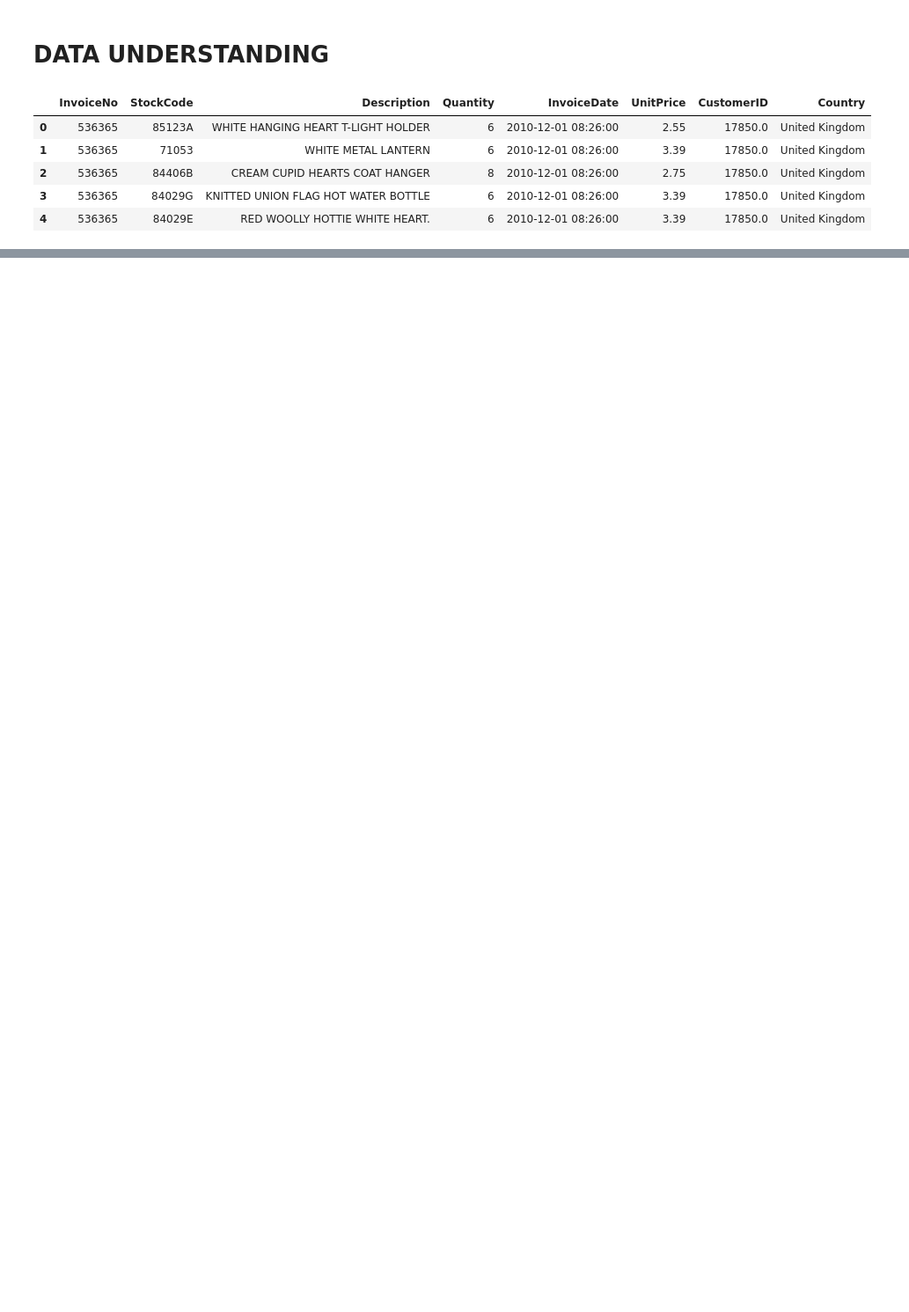
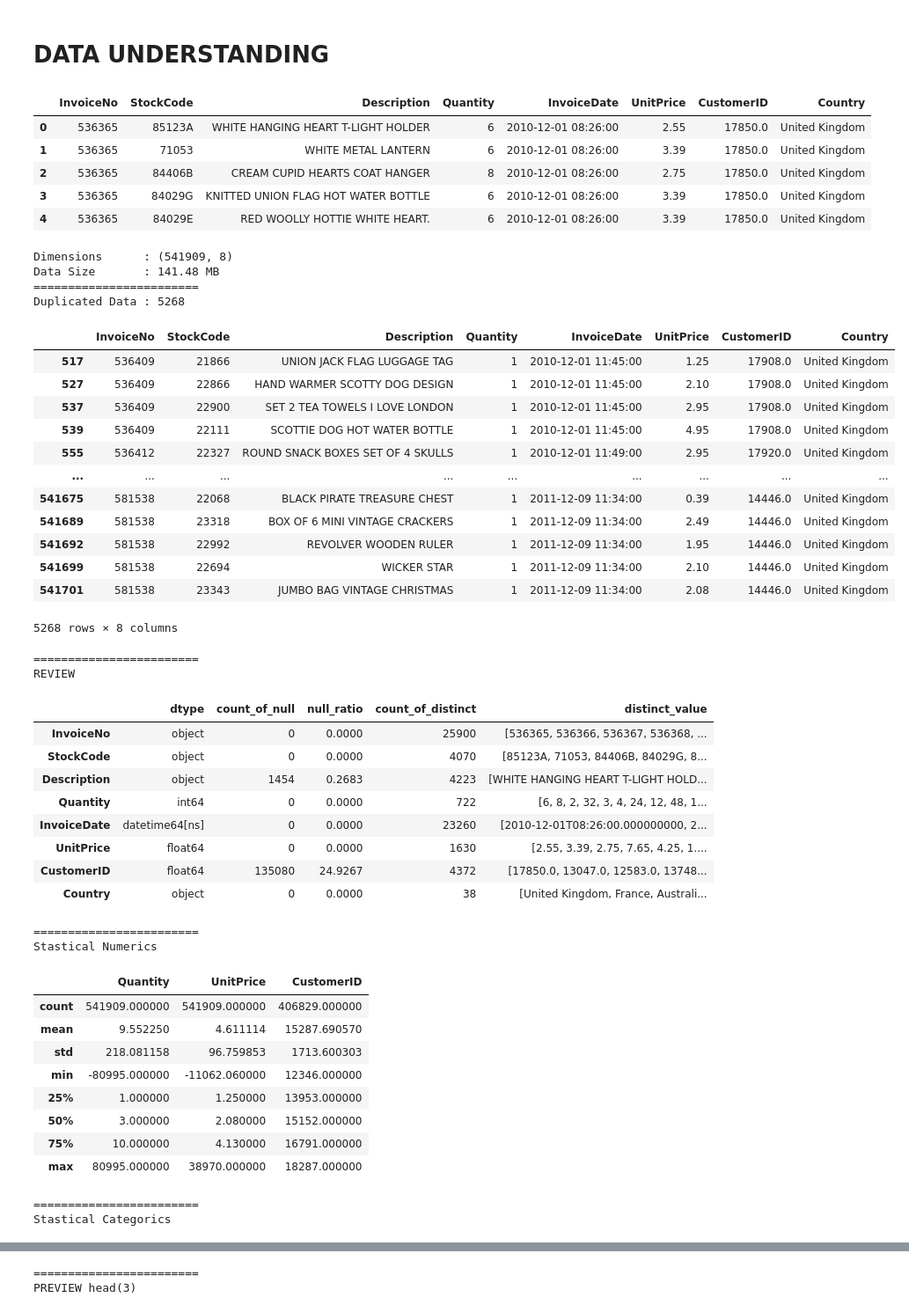
Before and after one commit to mrazakqq/Customer-Segmentation-Online-Retail, a Jupyter notebook: customer-segmentation-online-retail.ipynb, the cells around one changed output, grey strips where cells are left out. Shown at 88% size. Saved outputs shown, nothing was run; the diff lists cells and outputs as text; code cells hidden in the pictures; blank space fills up the shorter version.

```diff
--- a/customer-segmentation-online-retail.ipynb
+++ b/customer-segmentation-online-retail.ipynb
@@ -24,5 +24,5 @@ warnings.filterwarnings('ignore')
 pd.options.mode.chained_assignment = None
 
 path = './db/online-retail.xlsx'
-data = pd.read_excel(path)
+df = pd.read_excel(path)
 # %%
@@ -35,11 +35,12 @@ data.head()
 | 3 | 536365 | 84029G | KNITTED UNION FLAG HOT WATER BOTTLE | 6 | 2010-12-01 08:26:00 | 3.39 | 17850.0 | United Kingdom |
 | 4 | 536365 | 84029E | RED WOOLLY HOTTIE WHITE HEART. | 6 | 2010-12-01 08:26:00 | 3.39 | 17850.0 | United Kingdom |
 # %%
+line = '========================'
 def dataProfile(data):
   dimension = data.shape
   dtype = data.dtypes
   countOfNull = data.isnull().sum()
-  nullRatio = round(countOfNull/len(data)*100,0)
+  nullRatio = round(countOfNull/len(data)*100,4)
   countOfDistinct = data.nunique()
   distinctValue = data.apply(lambda x: x.unique())
   output = pd.DataFrame(list(zip(dtype, countOfNull, nullRatio, countOfDistinct, distinctValue)),
@@ -47,8 +48,64 @@ def dataProfile(data):
                         columns=['dtype', 'count_of_null', 'null_ratio', 'count_of_distinct', 'distinct_value'])
   # output = pd.concat([dtype, countOfNull, nullRatio, countOfDistinct, distinctValue], axis=1)
   # output.rename(columns=['dtype', 'count_of_null', 'null_ratio', 'count_of_distinct', 'distinct_value'])
-  print(f'Dimensions: {dimension}')
-  print('========================')
-  print(data.info(memory_usage='deep'))
-  print('========================')
-  return output
+  print(f'Dimensions\t: {dimension}')
+  print(f'Data Size\t: {round(data.memory_usage(deep=True).sum()/1000000, 2)} MB')
+  print(line)
+  print(f'Duplicated Data\t: {len(data[data.duplicated()])}')
+  display(data[data.duplicated()])
+  print(line)
+  print('REVIEW')
+  display(output)
+  print(line)
+  print('Stastical Numerics')
+  display(data.describe())
+  print(line)
+  print('Stastical Categorics')
+  display(data.describe(include=['category', 'object']))
+  print(line)
+  print('PREVIEW head(3)')
+  display(data.head(3))
+# %%
+dataProfile(df)
+# %% [output]
+Dimensions      : (541909, 8)
+Data Size       : 141.48 MB
+========================
+Duplicated Data : 5268
+|  | InvoiceNo | StockCode | Description | Quantity | InvoiceDate | UnitPrice | CustomerID | Country |
+| 517 | 536409 | 21866 | UNION JACK FLAG LUGGAGE TAG | 1 | 2010-12-01 11:45:00 | 1.25 | 17908.0 | United Kingdom |
+| 527 | 536409 | 22866 | HAND WARMER SCOTTY DOG DESIGN | 1 | 2010-12-01 11:45:00 | 2.10 | 17908.0 | United Kingdom |
+| 537 | 536409 | 22900 | SET 2 TEA TOWELS I LOVE LONDON | 1 | 2010-12-01 11:45:00 | 2.95 | 17908.0 | United Kingdom |
+| 539 | 536409 | 22111 | SCOTTIE DOG HOT WATER BOTTLE | 1 | 2010-12-01 11:45:00 | 4.95 | 17908.0 | United Kingdom |
+| 555 | 536412 | 22327 | ROUND SNACK BOXES SET OF 4 SKULLS | 1 | 2010-12-01 11:49:00 | 2.95 | 17920.0 | United Kingdom |
+| ... | ... | ... | ... | ... | ... | ... | ... | ... |
+| 541675 | 581538 | 22068 | BLACK PIRATE TREASURE CHEST | 1 | 2011-12-09 11:34:00 | 0.39 | 14446.0 | United Kingdom |
+| 541689 | 581538 | 23318 | BOX OF 6 MINI VINTAGE CRACKERS | 1 | 2011-12-09 11:34:00 | 2.49 | 14446.0 | United Kingdom |
+| 541692 | 581538 | 22992 | REVOLVER WOODEN RULER | 1 | 2011-12-09 11:34:00 | 1.95 | 14446.0 | United Kingdom |
+| 541699 | 581538 | 22694 | WICKER STAR | 1 | 2011-12-09 11:34:00 | 2.10 | 14446.0 | United Kingdom |
+| 541701 | 581538 | 23343 | JUMBO BAG VINTAGE CHRISTMAS | 1 | 2011-12-09 11:34:00 | 2.08 | 14446.0 | United Kingdom |
+5268 rows × 8 columns
+========================
+REVIEW
+|  | dtype | count_of_null | null_ratio | count_of_distinct | distinct_value |
+| InvoiceNo | object | 0 | 0.0000 | 25900 | [536365, 536366, 536367, 536368, ... |
+| StockCode | object | 0 | 0.0000 | 4070 | [85123A, 71053, 84406B, 84029G, 8... |
+| Description | object | 1454 | 0.2683 | 4223 | [WHITE HANGING HEART T-LIGHT HOLD... |
+| Quantity | int64 | 0 | 0.0000 | 722 | [6, 8, 2, 32, 3, 4, 24, 12, 48, 1... |
+| InvoiceDate | datetime64[ns] | 0 | 0.0000 | 23260 | [2010-12-01T08:26:00.000000000, 2... |
+| UnitPrice | float64 | 0 | 0.0000 | 1630 | [2.55, 3.39, 2.75, 7.65, 4.25, 1.... |
+| CustomerID | float64 | 135080 | 24.9267 | 4372 | [17850.0, 13047.0, 12583.0, 13748... |
+| Country | object | 0 | 0.0000 | 38 | [United Kingdom, France, Australi... |
+========================
+Stastical Numerics
+|  | Quantity | UnitPrice | CustomerID |
+| count | 541909.000000 | 541909.000000 | 406829.000000 |
+| mean | 9.552250 | 4.611114 | 15287.690570 |
+| std | 218.081158 | 96.759853 | 1713.600303 |
+| min | -80995.000000 | -11062.060000 | 12346.000000 |
+| 25% | 1.000000 | 1.250000 | 13953.000000 |
+| 50% | 3.000000 | 2.080000 | 15152.000000 |
+| 75% | 10.000000 | 4.130000 | 16791.000000 |
+| max | 80995.000000 | 38970.000000 | 18287.000000 |
+========================
+Stastical Categorics
@@ -54,0 +117,2 @@ def dataProfile(data):
+========================
+PREVIEW head(3)
```
Also changed, not shown: parts of 24 cells of this notebook.
